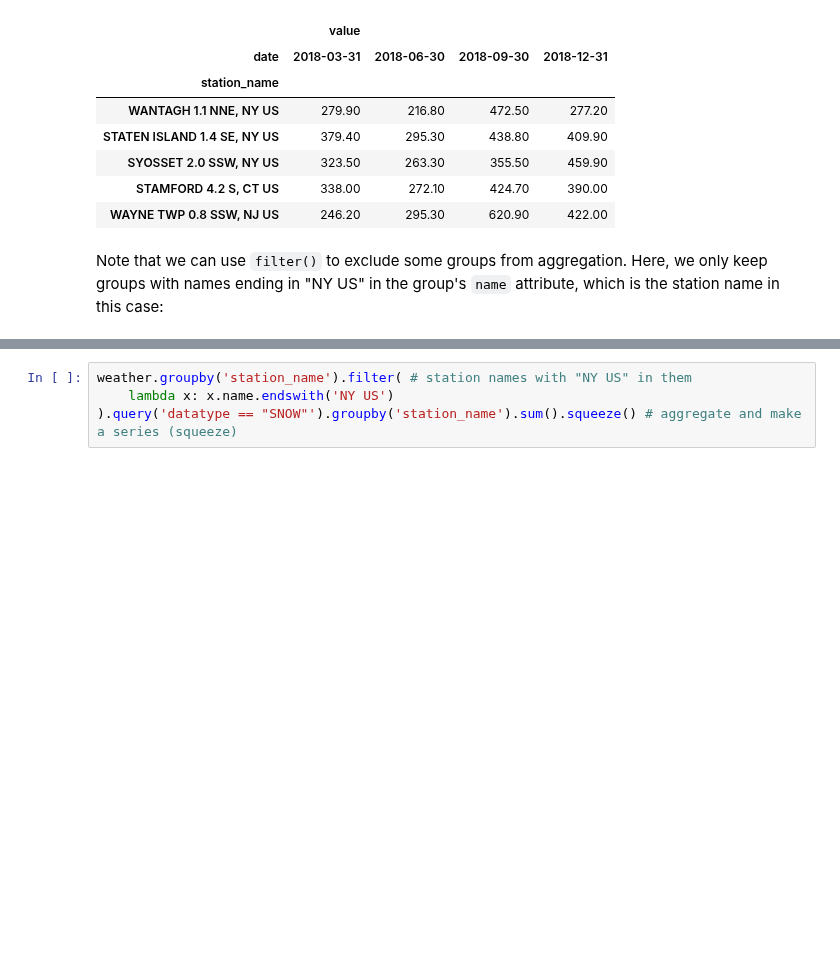
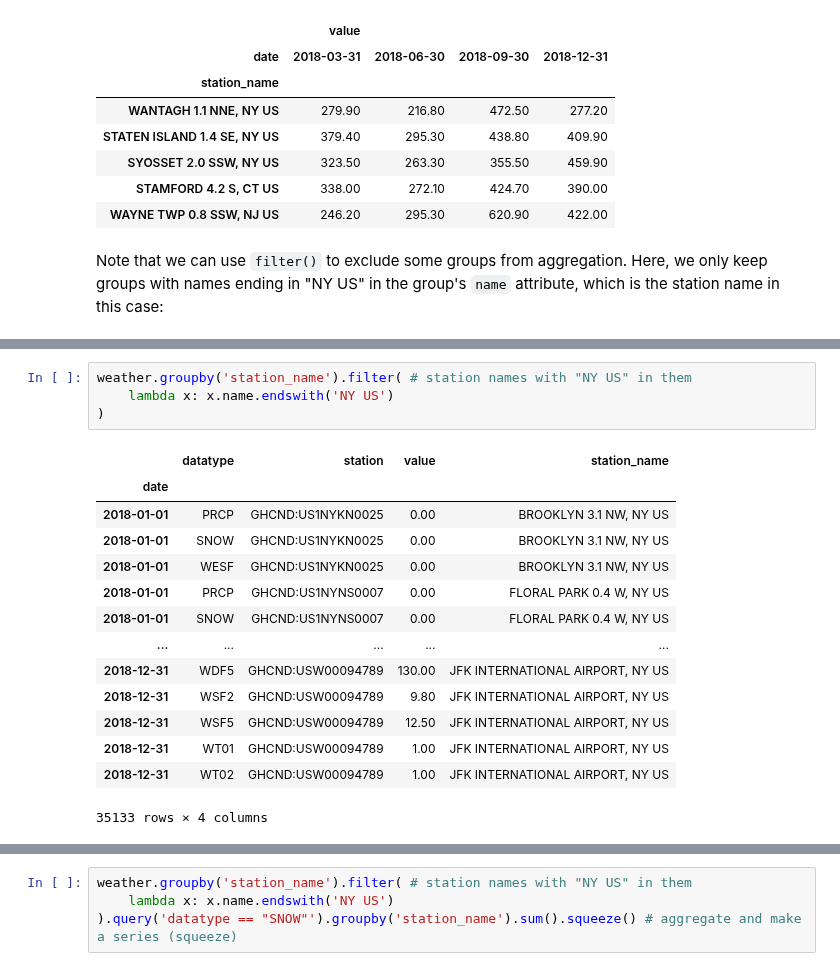
Before and after one commit to tgwon/ai4ml, a Jupyter notebook: week5/ch4-3-aggregations.ipynb, the cells around one changed output, grey strips where cells are left out. Cells and saved outputs as stored; diff of their text form; blank space fills up the shorter version.

```diff
--- a/week5/ch4-3-aggregations.ipynb
+++ b/week5/ch4-3-aggregations.ipynb
@@ -334,0 +362,19 @@ Note that we can use `filter()` to exclude some groups from aggregation. Here, w
+# %%
+weather.groupby('station_name').filter( # station names with "NY US" in them
+    lambda x: x.name.endswith('NY US')
+)
+# %% [output]
+|  | datatype | station | value | station_name |
+| date |  |  |  |  |
+| 2018-01-01 | PRCP | GHCND:US1NYKN0025 | 0.00 | BROOKLYN 3.1 NW, NY US |
+| 2018-01-01 | SNOW | GHCND:US1NYKN0025 | 0.00 | BROOKLYN 3.1 NW, NY US |
+| 2018-01-01 | WESF | GHCND:US1NYKN0025 | 0.00 | BROOKLYN 3.1 NW, NY US |
+| 2018-01-01 | PRCP | GHCND:US1NYNS0007 | 0.00 | FLORAL PARK 0.4 W, NY US |
+| 2018-01-01 | SNOW | GHCND:US1NYNS0007 | 0.00 | FLORAL PARK 0.4 W, NY US |
+| ... | ... | ... | ... | ... |
+| 2018-12-31 | WDF5 | GHCND:USW00094789 | 130.00 | JFK INTERNATIONAL AIRPORT, NY US |
+| 2018-12-31 | WSF2 | GHCND:USW00094789 | 9.80 | JFK INTERNATIONAL AIRPORT, NY US |
+| 2018-12-31 | WSF5 | GHCND:USW00094789 | 12.50 | JFK INTERNATIONAL AIRPORT, NY US |
+| 2018-12-31 | WT01 | GHCND:USW00094789 | 1.00 | JFK INTERNATIONAL AIRPORT, NY US |
+| 2018-12-31 | WT02 | GHCND:USW00094789 | 1.00 | JFK INTERNATIONAL AIRPORT, NY US |
+35133 rows × 4 columns
```
Also changed, not shown: parts of 8 cells of this notebook.
